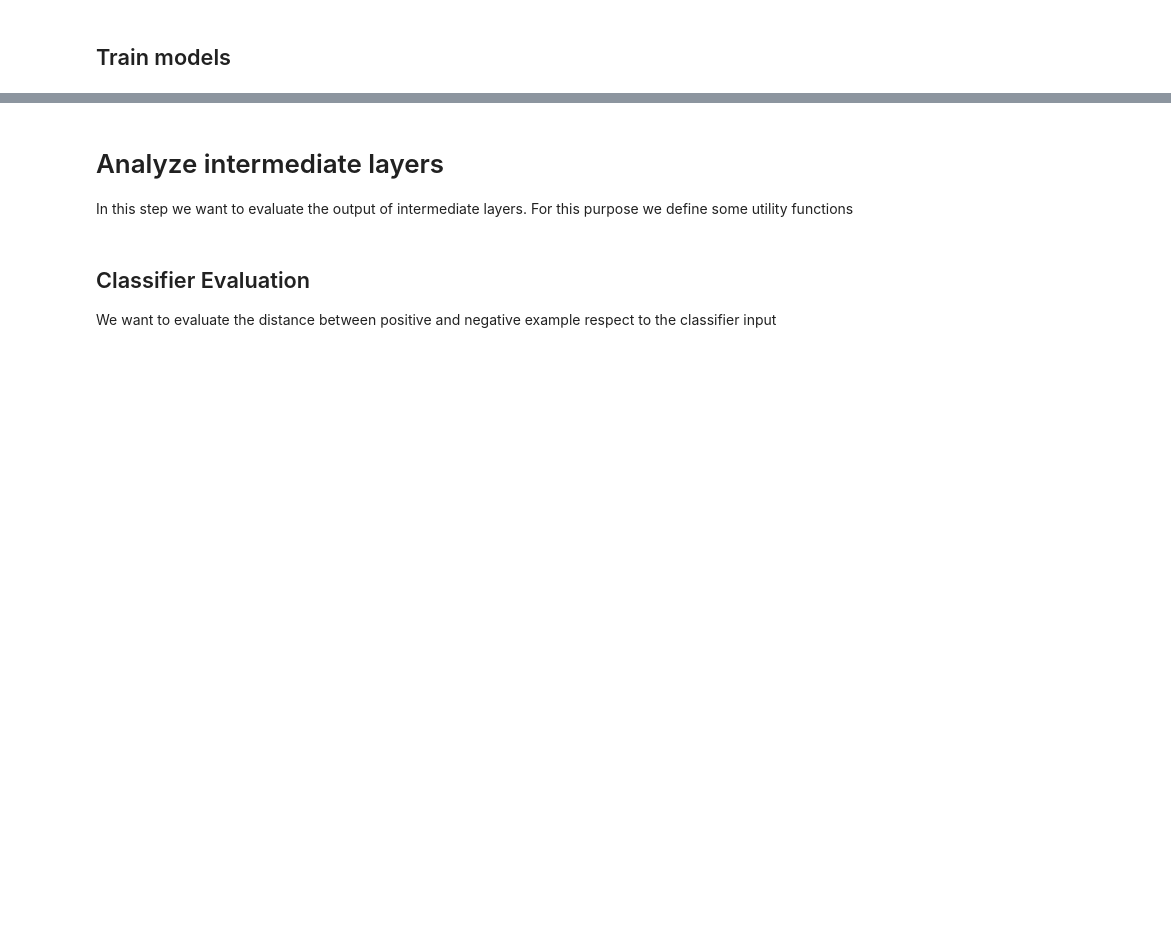
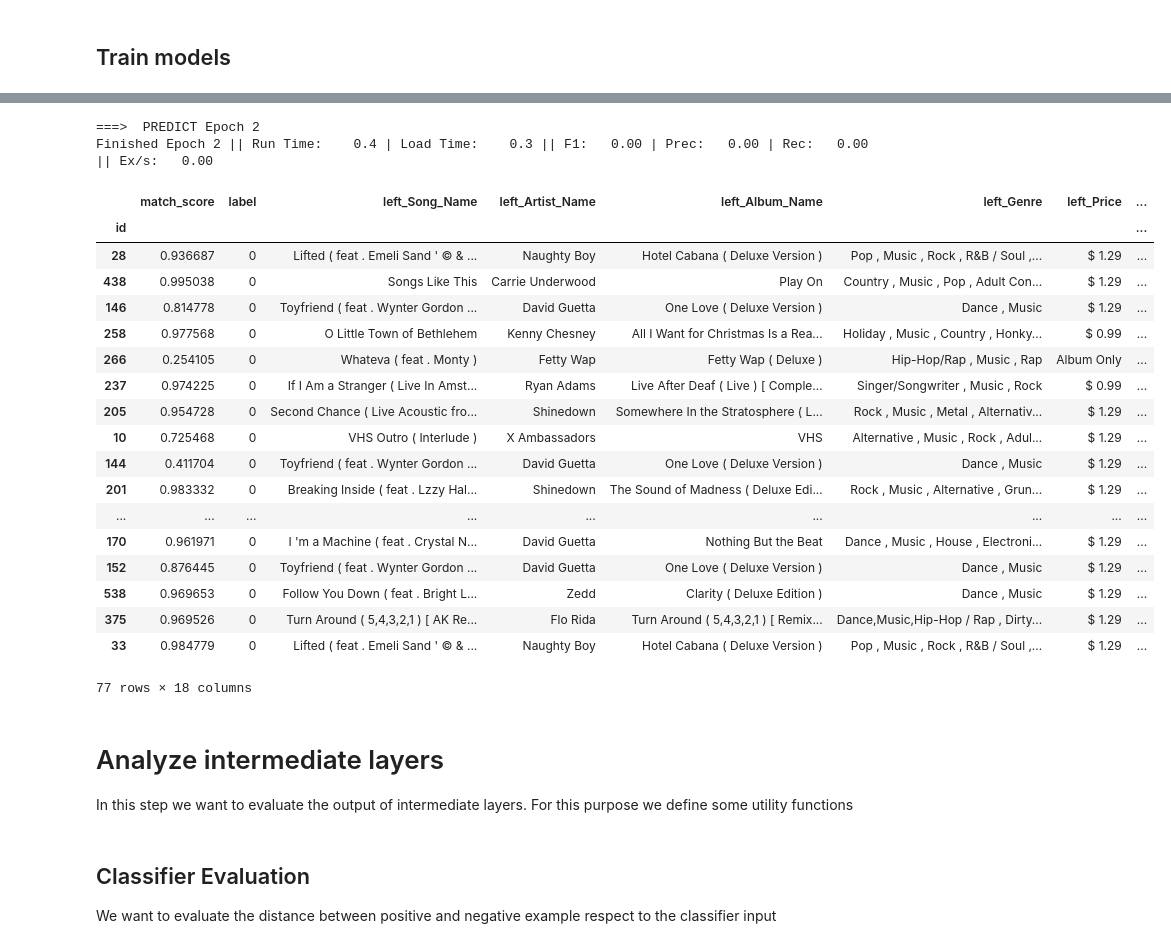
Before and after one commit to vincenzomartello/deepmatcher-experiments, a Jupyter notebook: intermediate_layer_analysis.ipynb, the cells around one changed output, grey strips where cells are left out. Saved outputs shown, nothing was run; the diff lists cells and outputs as text; code cells hidden in the pictures; blank space fills up the shorter version.

```diff
--- a/intermediate_layer_analysis.ipynb
+++ b/intermediate_layer_analysis.ipynb
@@ -59,8 +57,8 @@ MatchingModel(
 hybrid_model.run_train(
     train,
     validation,
-    epochs=20,
+    epochs=10,
     batch_size=16,
-    best_save_path='hybrid_model.pth',
+    best_save_path='models/hybrid_model.pth',
     pos_neg_ratio=4)
 # %% [output]
@@ -67,0 +83,2 @@ NameError: name 'train' is not defined
+# %%
+true_predictions = hybrid_model.run_prediction(test)
@@ -67,0 +109,2 @@ NameError: name 'train' is not defined
+# %%
+altered_pred = hybrid_model.run_prediction(test)
@@ -68,3 +164,30 @@ NameError: name 'train' is not defined
+# %%
+altered_negatives = dm.data.process_unlabeled('sample_data/itunes-amazon/altered_negatives.csv',
+                                           hybrid_model,ignore_columns=['label'])
+# %%
+hybrid_model.run_prediction(altered_negatives,output_attributes=True)
+# %% [output]
+===>  PREDICT Epoch 2
+Finished Epoch 2 || Run Time:    0.4 | Load Time:    0.3 || F1:   0.00 | Prec:   0.00 | Rec:   0.00 || Ex/s:   0.00
+|  | match_score | label | left_Song_Name | left_Artist_Name | left_Album_Name | left_Genre | left_Price | ... |
+| id |  |  |  |  |  |  |  | ... |
+| 28 | 0.936687 | 0 | Lifted ( feat . Emeli Sand ' © & ... | Naughty Boy | Hotel Cabana ( Deluxe Version ) | Pop , Music , Rock , R&B / Soul ,... | $ 1.29 | ... |
+| 438 | 0.995038 | 0 | Songs Like This | Carrie Underwood | Play On | Country , Music , Pop , Adult Con... | $ 1.29 | ... |
+| 146 | 0.814778 | 0 | Toyfriend ( feat . Wynter Gordon ... | David Guetta | One Love ( Deluxe Version ) | Dance , Music | $ 1.29 | ... |
+| 258 | 0.977568 | 0 | O Little Town of Bethlehem | Kenny Chesney | All I Want for Christmas Is a Rea... | Holiday , Music , Country , Honky... | $ 0.99 | ... |
+| 266 | 0.254105 | 0 | Whateva ( feat . Monty ) | Fetty Wap | Fetty Wap ( Deluxe ) | Hip-Hop/Rap , Music , Rap | Album Only | ... |
+| 237 | 0.974225 | 0 | If I Am a Stranger ( Live In Amst... | Ryan Adams | Live After Deaf ( Live ) [ Comple... | Singer/Songwriter , Music , Rock | $ 0.99 | ... |
+| 205 | 0.954728 | 0 | Second Chance ( Live Acoustic fro... | Shinedown | Somewhere In the Stratosphere ( L... | Rock , Music , Metal , Alternativ... | $ 1.29 | ... |
+| 10 | 0.725468 | 0 | VHS Outro ( Interlude ) | X Ambassadors | VHS | Alternative , Music , Rock , Adul... | $ 1.29 | ... |
+| 144 | 0.411704 | 0 | Toyfriend ( feat . Wynter Gordon ... | David Guetta | One Love ( Deluxe Version ) | Dance , Music | $ 1.29 | ... |
+| 201 | 0.983332 | 0 | Breaking Inside ( feat . Lzzy Hal... | Shinedown | The Sound of Madness ( Deluxe Edi... | Rock , Music , Alternative , Grun... | $ 1.29 | ... |
+| ... | ... | ... | ... | ... | ... | ... | ... | ... |
+| 170 | 0.961971 | 0 | I 'm a Machine ( feat . Crystal N... | David Guetta | Nothing But the Beat | Dance , Music , House , Electroni... | $ 1.29 | ... |
+| 152 | 0.876445 | 0 | Toyfriend ( feat . Wynter Gordon ... | David Guetta | One Love ( Deluxe Version ) | Dance , Music | $ 1.29 | ... |
+| 538 | 0.969653 | 0 | Follow You Down ( feat . Bright L... | Zedd | Clarity ( Deluxe Edition ) | Dance , Music | $ 1.29 | ... |
+| 375 | 0.969526 | 0 | Turn Around ( 5,4,3,2,1 ) [ AK Re... | Flo Rida | Turn Around ( 5,4,3,2,1 ) [ Remix... | Dance,Music,Hip-Hop / Rap , Dirty... | $ 1.29 | ... |
+| 33 | 0.984779 | 0 | Lifted ( feat . Emeli Sand ' © & ... | Naughty Boy | Hotel Cabana ( Deluxe Version ) | Pop , Music , Rock , R&B / Soul ,... | $ 1.29 | ... |
+77 rows × 18 columns
 # %% [markdown]
 # Analyze intermediate layers
 In this step we want to evaluate the output of intermediate layers. For this purpose we define some utility functions
```
Also changed, not shown: parts of 44 cells of this notebook, 25 other files.
